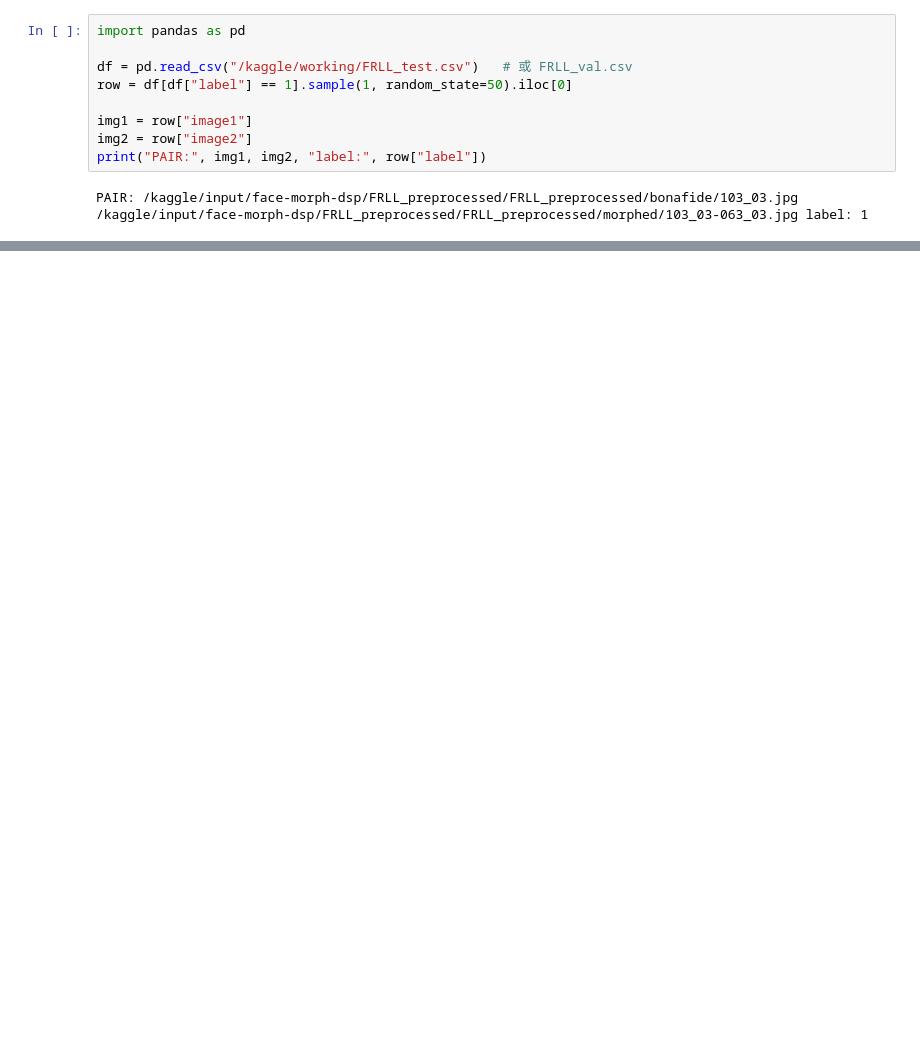
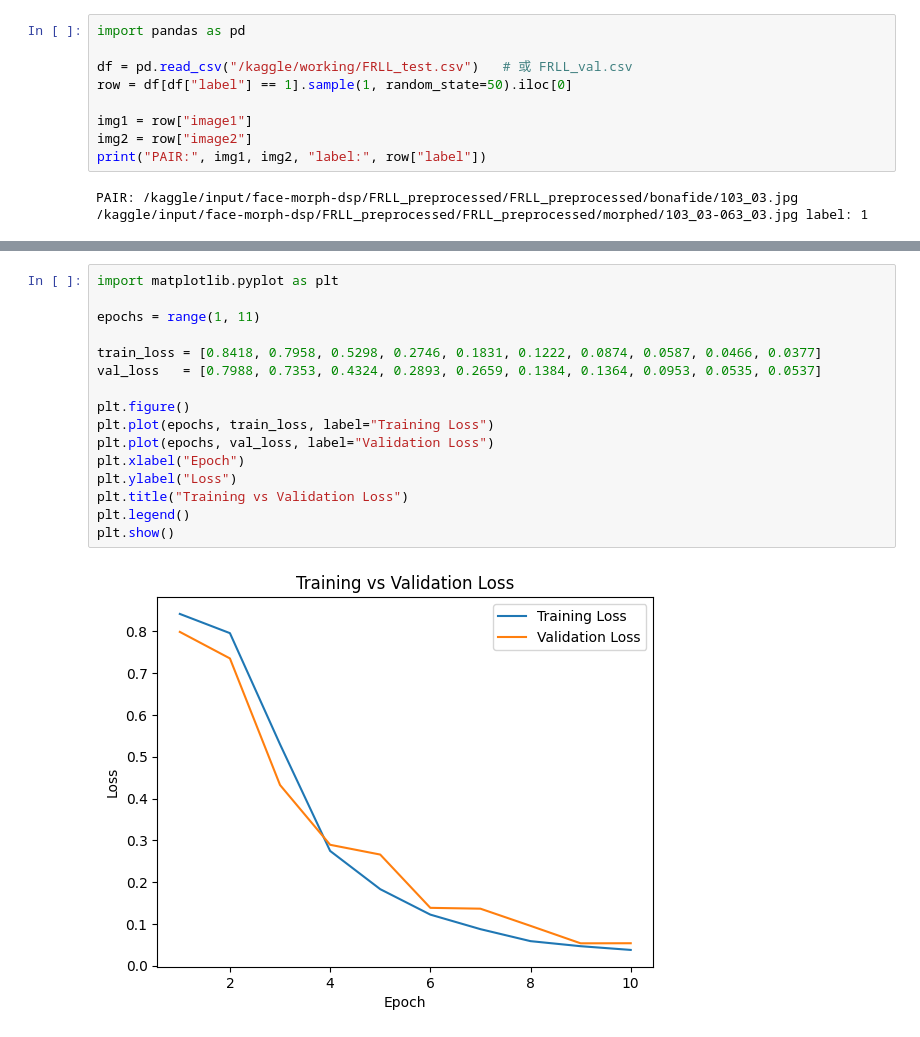
Before and after one commit to yicikek/FYP, a Jupyter notebook: D-MAD/d-madv2.ipynb, the cells around one changed output, grey strips where cells are left out. Cells and saved outputs as stored; diff of their text form; blank space fills up the shorter version.

```diff
--- a/D-MAD/d-madv2.ipynb
+++ b/D-MAD/d-madv2.ipynb
@@ -1241,0 +1275,18 @@ cos: -0.8642787933349609 pred: MORPH
+# %%
+import matplotlib.pyplot as plt
+
+epochs = range(1, 11)
+
+train_loss = [0.8418, 0.7958, 0.5298, 0.2746, 0.1831, 0.1222, 0.0874, 0.0587, 0.0466, 0.0377]
+val_loss   = [0.7988, 0.7353, 0.4324, 0.2893, 0.2659, 0.1384, 0.1364, 0.0953, 0.0535, 0.0537]
+
+plt.figure()
+plt.plot(epochs, train_loss, label="Training Loss")
+plt.plot(epochs, val_loss, label="Validation Loss")
+plt.xlabel("Epoch")
+plt.ylabel("Loss")
+plt.title("Training vs Validation Loss")
+plt.legend()
+plt.show()
+# %% [output]
+[figure, added]
```
Also changed, not shown: parts of 10 cells of this notebook.
